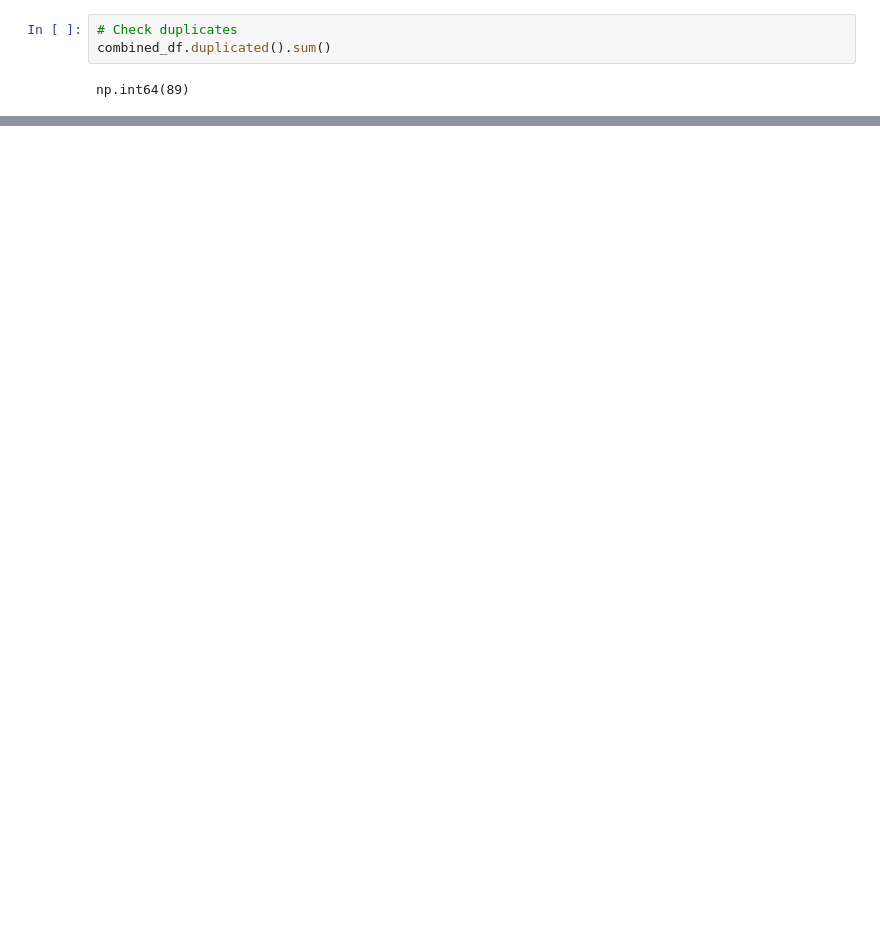
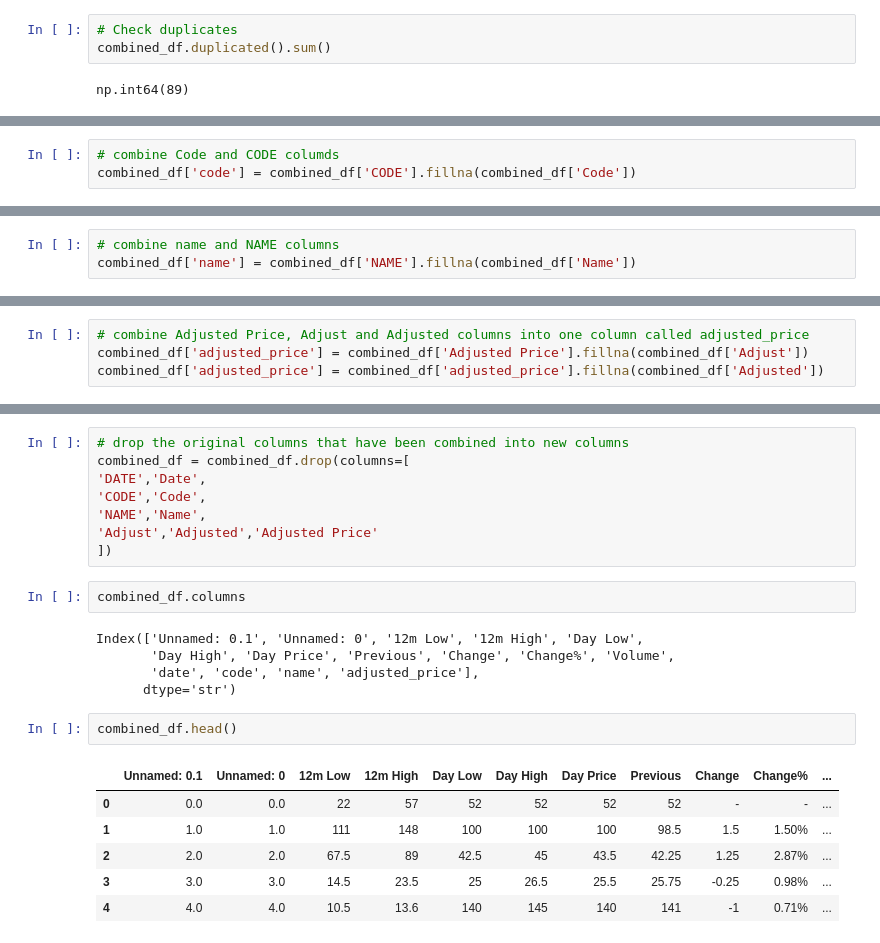
Before and after one commit to Assesa44/Stock-Market-Prediction, a Jupyter notebook: notebooks/business_understanding.ipynb, the cells around one changed output, grey strips where cells are left out. Saved outputs shown, nothing was run; the diff lists cells and outputs as text; blank space fills up the shorter version.

Commit message:
chore: merge similar colums

```diff
--- a/notebooks/business_understanding.ipynb
+++ b/notebooks/business_understanding.ipynb
@@ -344,0 +392,3 @@ np.int64(89)
+# %%
+# combine Code and CODE columds
+combined_df['code'] = combined_df['CODE'].fillna(combined_df['Code'])
@@ -344,0 +400,3 @@ np.int64(89)
+# %%
+# combine name and NAME columns
+combined_df['name'] = combined_df['NAME'].fillna(combined_df['Name'])
@@ -344,0 +408,4 @@ np.int64(89)
+# %%
+# combine Adjusted Price, Adjust and Adjusted columns into one column called adjusted_price
+combined_df['adjusted_price'] = combined_df['Adjusted Price'].fillna(combined_df['Adjust'])
+combined_df['adjusted_price'] = combined_df['adjusted_price'].fillna(combined_df['Adjusted'])
@@ -344,0 +424,24 @@ np.int64(89)
+# %%
+# drop the original columns that have been combined into new columns
+combined_df = combined_df.drop(columns=[
+'DATE','Date',
+'CODE','Code',
+'NAME','Name',
+'Adjust','Adjusted','Adjusted Price'
+])
+# %%
+combined_df.columns
+# %% [output]
+Index(['Unnamed: 0.1', 'Unnamed: 0', '12m Low', '12m High', 'Day Low',
+       'Day High', 'Day Price', 'Previous', 'Change', 'Change%', 'Volume',
+       'date', 'code', 'name', 'adjusted_price'],
+      dtype='str')
+# %%
+combined_df.head()
+# %% [output]
+|  | Unnamed: 0.1 | Unnamed: 0 | 12m Low | 12m High | Day Low | Day High | Day Price | Previous | Change | Change% | ... |
+| 0 | 0.0 | 0.0 | 22 | 57 | 52 | 52 | 52 | 52 | - | - | ... |
+| 1 | 1.0 | 1.0 | 111 | 148 | 100 | 100 | 100 | 98.5 | 1.5 | 1.50% | ... |
+| 2 | 2.0 | 2.0 | 67.5 | 89 | 42.5 | 45 | 43.5 | 42.25 | 1.25 | 2.87% | ... |
+| 3 | 3.0 | 3.0 | 14.5 | 23.5 | 25 | 26.5 | 25.5 | 25.75 | -0.25 | 0.98% | ... |
+| 4 | 4.0 | 4.0 | 10.5 | 13.6 | 140 | 145 | 140 | 141 | -1 | 0.71% | ... |
```
Also changed, not shown: parts of 27 cells of this notebook.
